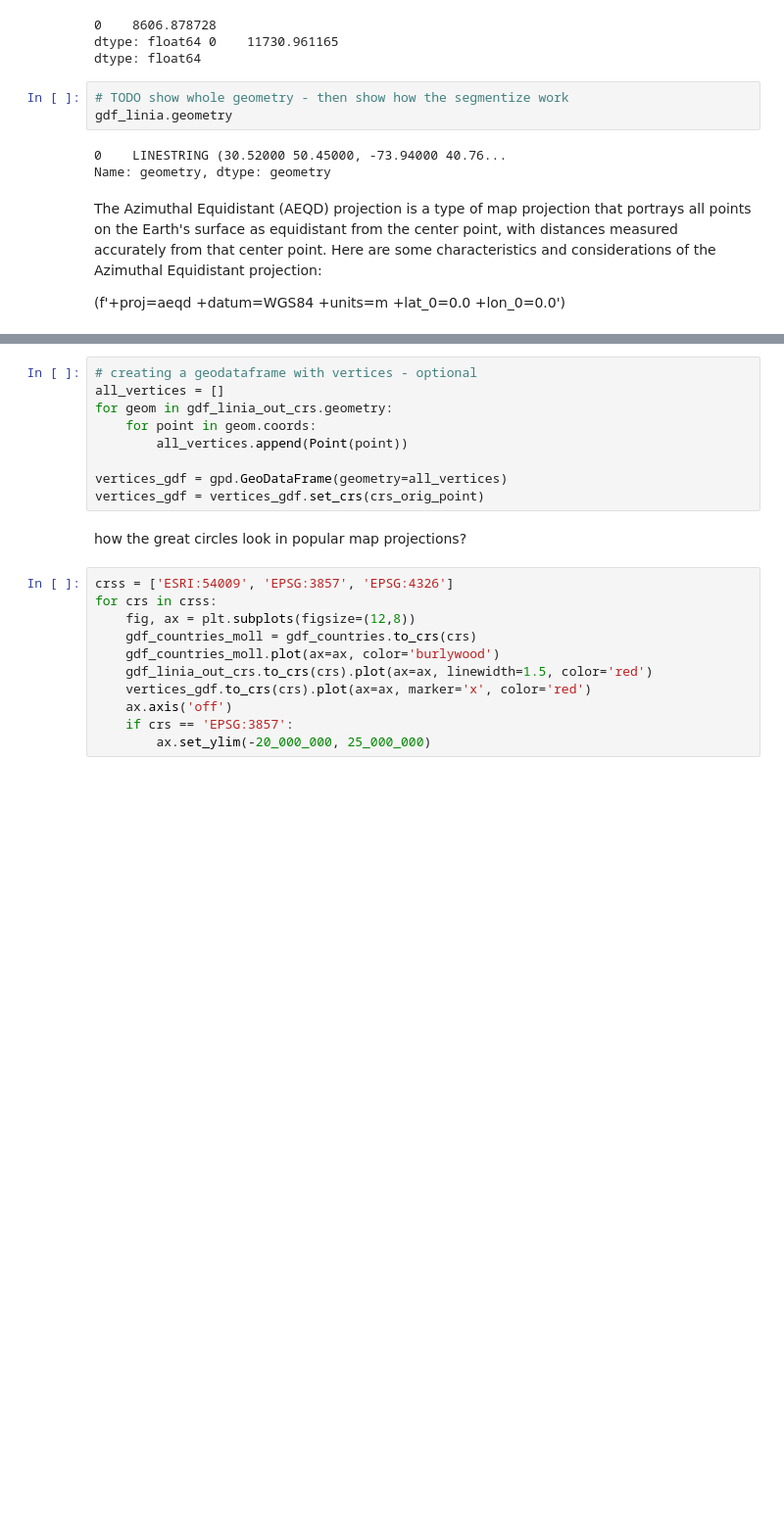
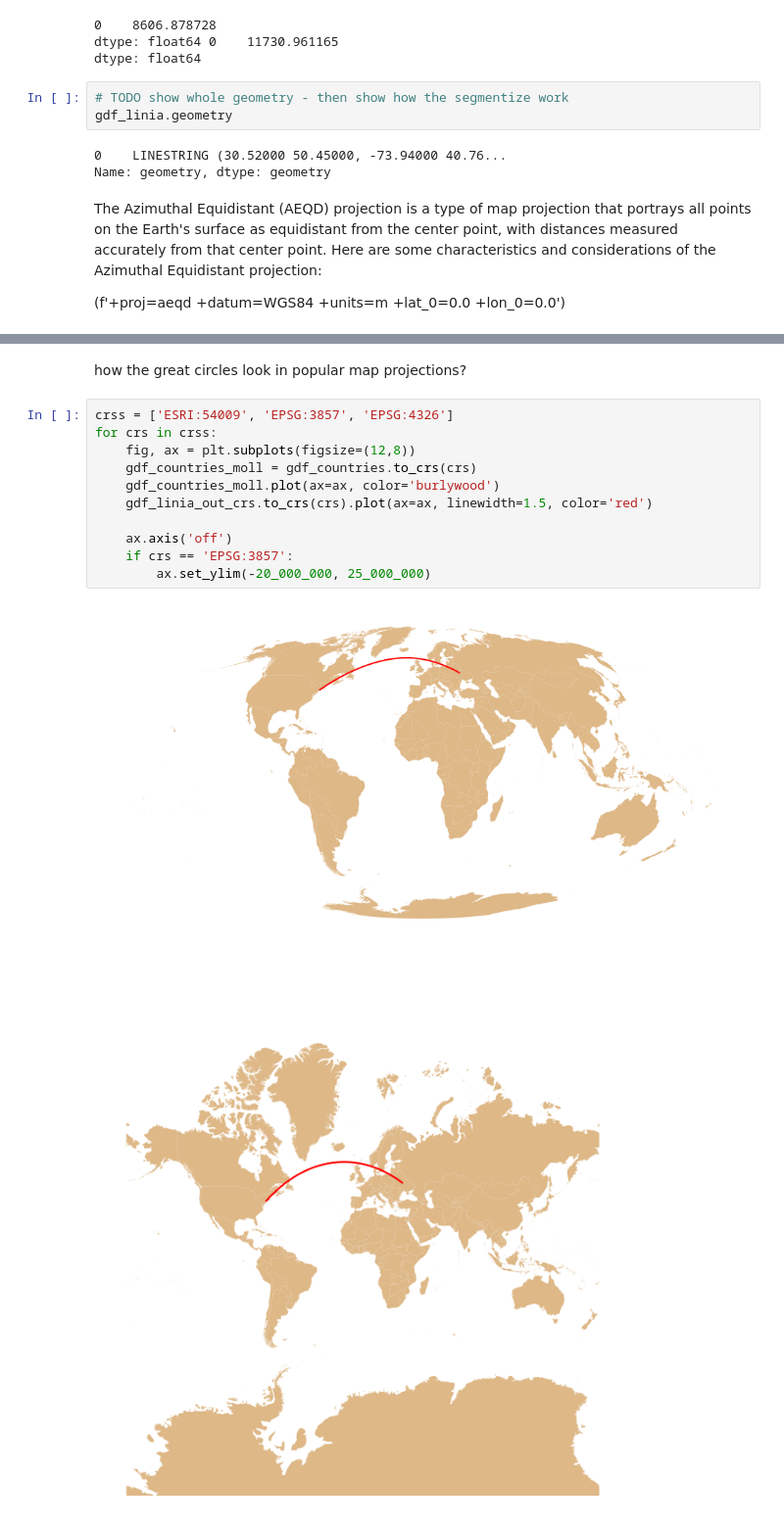
Before and after one commit to marcinszwagrzyk/Geo_Python_Ukraine_2024, a Jupyter notebook: 1_Map_projections.ipynb, the cells around one changed output, grey strips where cells are left out. Shown at 98% size. Saved outputs shown, nothing was run; the diff lists cells and outputs as text; blank space fills up the shorter version.

```diff
--- a/1_Map_projections.ipynb
+++ b/1_Map_projections.ipynb
@@ -255,22 +255,16 @@ ax.axis('off')
-# %%
-# creating a geodataframe with vertices - optional
-all_vertices = []
-for geom in gdf_linia_out_crs.geometry:
-    for point in geom.coords:
-        all_vertices.append(Point(point))
-
-vertices_gdf = gpd.GeoDataFrame(geometry=all_vertices)
-vertices_gdf = vertices_gdf.set_crs(crs_orig_point)
 # %% [markdown]
 how the great circles look in popular map projections?
 # %%
 crss = ['ESRI:54009', 'EPSG:3857', 'EPSG:4326']
 for crs in crss:
     fig, ax = plt.subplots(figsize=(12,8))
     gdf_countries_moll = gdf_countries.to_crs(crs)
     gdf_countries_moll.plot(ax=ax, color='burlywood')
     gdf_linia_out_crs.to_crs(crs).plot(ax=ax, linewidth=1.5, color='red')
-    vertices_gdf.to_crs(crs).plot(ax=ax, marker='x', color='red')
+
     ax.axis('off')
     if crs == 'EPSG:3857':
         ax.set_ylim(-20_000_000, 25_000_000)
+# %% [output]
+[figure, added]
+[figure, added]
```
Also changed, not shown: parts of 3 cells of this notebook.
